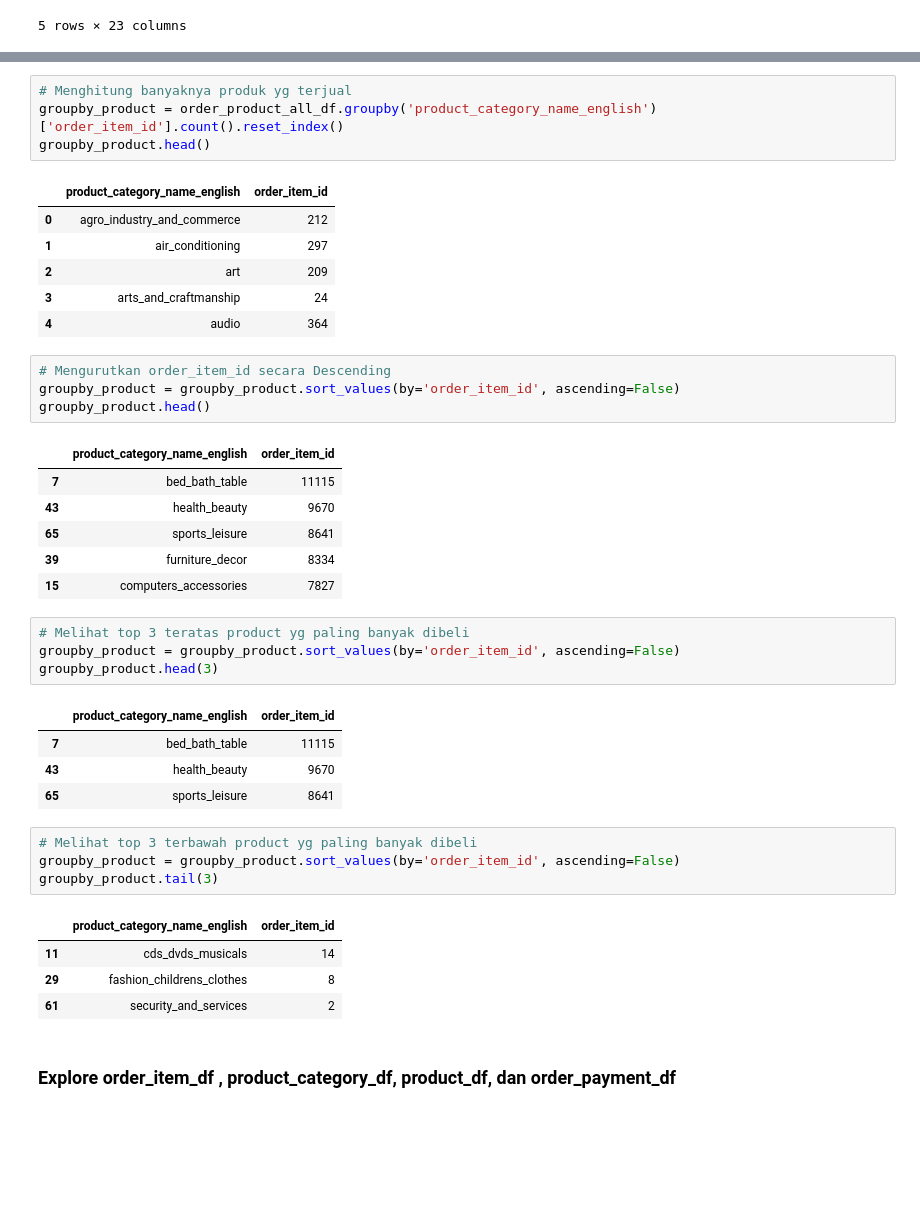
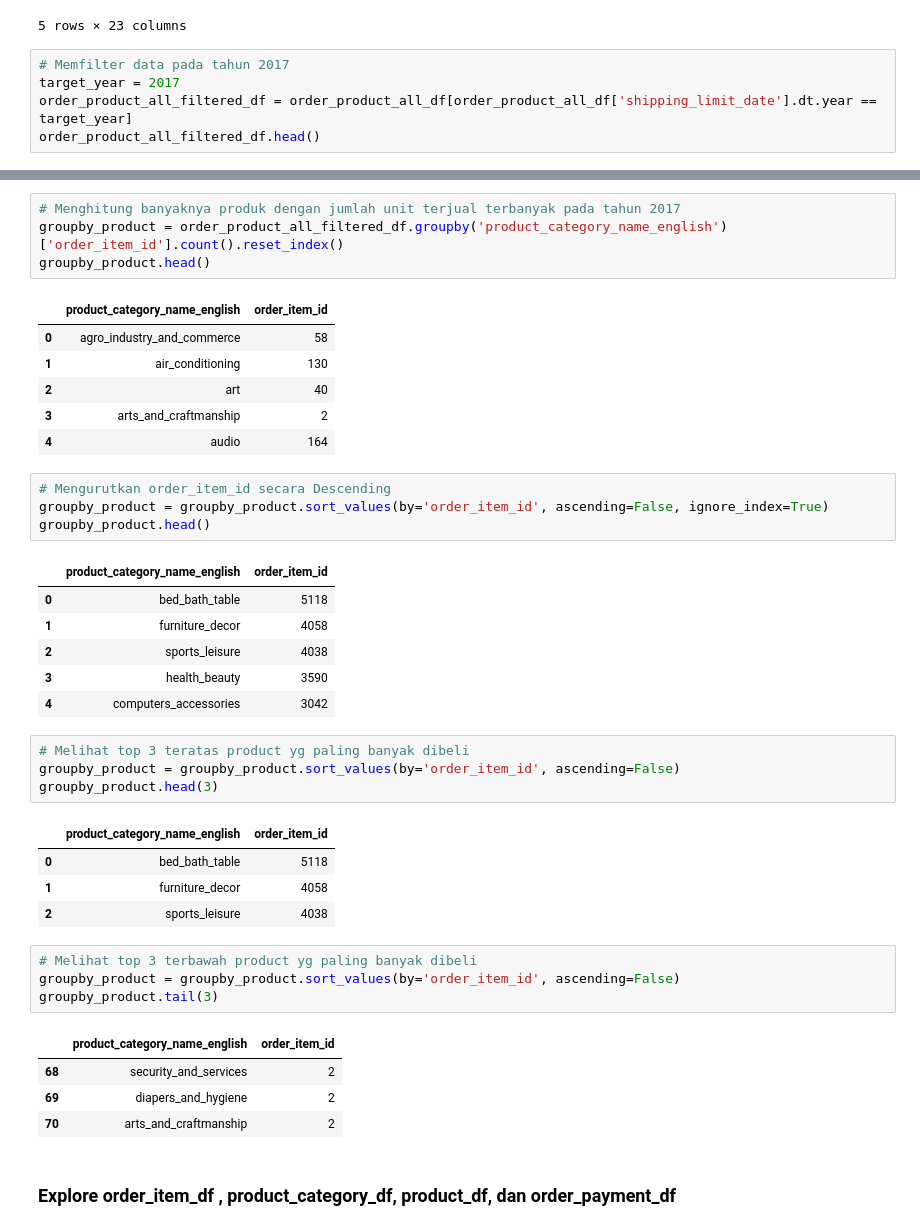
Before and after one commit to Farhan-Nawwafal/submission-bfad-cc-2026, a Jupyter notebook: Proyek_Analisis_Data.ipynb, the cells around one changed output, grey strips where cells are left out. Drawn from its saved outputs; the diff is of its cells as text; blank space fills up the shorter version.

```diff
--- a/Proyek_Analisis_Data.ipynb
+++ b/Proyek_Analisis_Data.ipynb
@@ -1675,3 +1675,8 @@ order_product_all_df.head()
 | 3 | 00024acbcdf0a6daa1e931b038114c75 | 1 | 7634da152a4610f1595efa32f14722fc | 9d7a1d34a5052409006425275ba1c2b4 | 2018-08-15 10:10:18 | 12.99 | 12.79 | ... |
 | 4 | 00042b26cf59d7ce69dfabb4e55b4fd9 | 1 | ac6c3623068f30de03045865e4e10089 | df560393f3a51e74553ab94004ba5c87 | 2017-02-13 13:57:51 | 199.90 | 18.14 | ... |
 5 rows × 23 columns
+# %%
+# Memfilter data pada tahun 2017
+target_year = 2017
+order_product_all_filtered_df = order_product_all_df[order_product_all_df['shipping_limit_date'].dt.year == target_year]
+order_product_all_filtered_df.head()
@@ -1678,43 +1691,43 @@ order_product_all_df.head()
 # %%
-# Menghitung banyaknya produk yg terjual
-groupby_product = order_product_all_df.groupby('product_category_name_english')['order_item_id'].count().reset_index()
+# Menghitung banyaknya produk dengan jumlah unit terjual terbanyak pada tahun 2017
+groupby_product = order_product_all_filtered_df.groupby('product_category_name_english')['order_item_id'].count().reset_index()
 groupby_product.head()
 # %% [output]
 |  | product_category_name_english | order_item_id |
-| 0 | agro_industry_and_commerce | 212 |
-| 1 | air_conditioning | 297 |
-| 2 | art | 209 |
-| 3 | arts_and_craftmanship | 24 |
-| 4 | audio | 364 |
+| 0 | agro_industry_and_commerce | 58 |
+| 1 | air_conditioning | 130 |
+| 2 | art | 40 |
+| 3 | arts_and_craftmanship | 2 |
+| 4 | audio | 164 |
 # %%
 # Mengurutkan order_item_id secara Descending
-groupby_product = groupby_product.sort_values(by='order_item_id', ascending=False)
+groupby_product = groupby_product.sort_values(by='order_item_id', ascending=False, ignore_index=True)
 groupby_product.head()
 # %% [output]
 |  | product_category_name_english | order_item_id |
-| 7 | bed_bath_table | 11115 |
-| 43 | health_beauty | 9670 |
-| 65 | sports_leisure | 8641 |
-| 39 | furniture_decor | 8334 |
-| 15 | computers_accessories | 7827 |
+| 0 | bed_bath_table | 5118 |
+| 1 | furniture_decor | 4058 |
+| 2 | sports_leisure | 4038 |
+| 3 | health_beauty | 3590 |
+| 4 | computers_accessories | 3042 |
 # %%
 # Melihat top 3 teratas product yg paling banyak dibeli
 groupby_product = groupby_product.sort_values(by='order_item_id', ascending=False)
 groupby_product.head(3)
 # %% [output]
 |  | product_category_name_english | order_item_id |
-| 7 | bed_bath_table | 11115 |
-| 43 | health_beauty | 9670 |
-| 65 | sports_leisure | 8641 |
+| 0 | bed_bath_table | 5118 |
+| 1 | furniture_decor | 4058 |
+| 2 | sports_leisure | 4038 |
 # %%
 # Melihat top 3 terbawah product yg paling banyak dibeli
 groupby_product = groupby_product.sort_values(by='order_item_id', ascending=False)
 groupby_product.tail(3)
 # %% [output]
 |  | product_category_name_english | order_item_id |
-| 11 | cds_dvds_musicals | 14 |
-| 29 | fashion_childrens_clothes | 8 |
-| 61 | security_and_services | 2 |
+| 68 | security_and_services | 2 |
+| 69 | diapers_and_hygiene | 2 |
+| 70 | arts_and_craftmanship | 2 |
 # %% [markdown]
 ### Explore order_item_df , product_category_df, product_df, dan order_payment_df
 # %%
```
Also changed, not shown: parts of 11 cells of this notebook, 3 other files.
